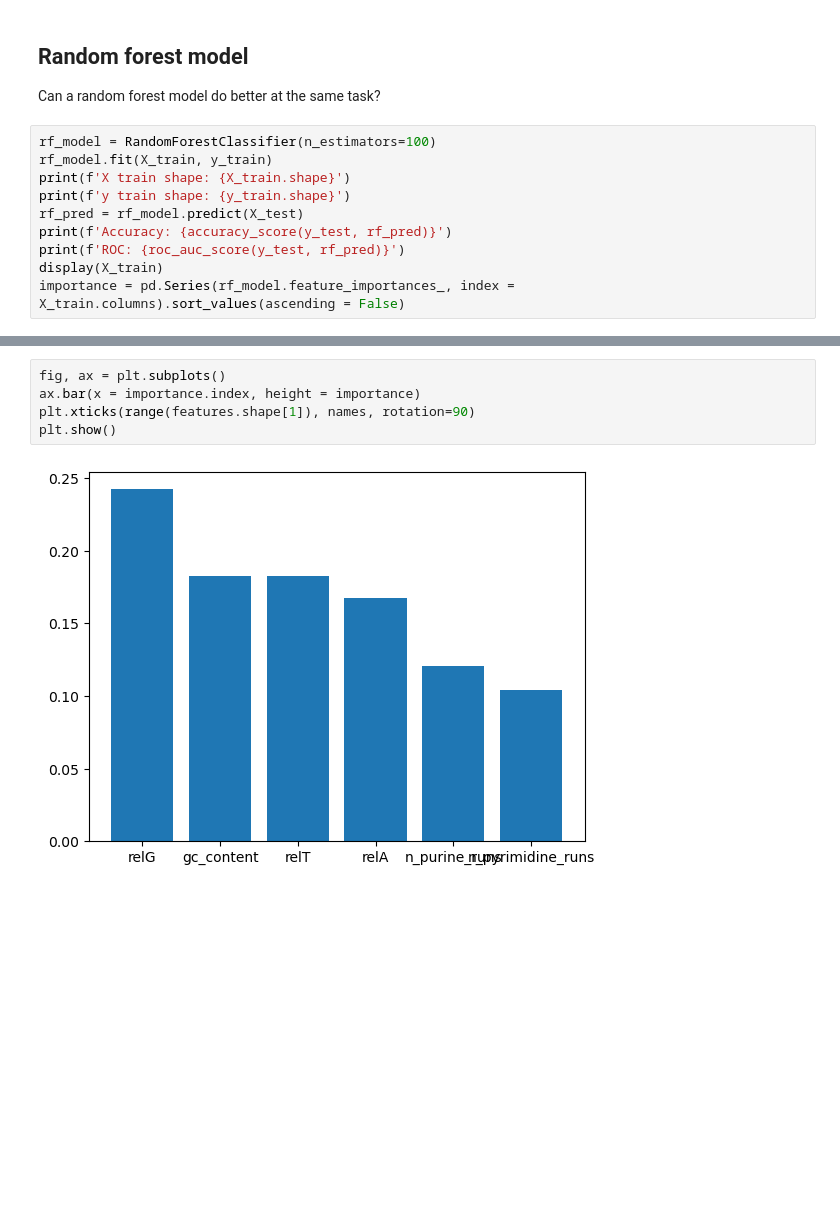
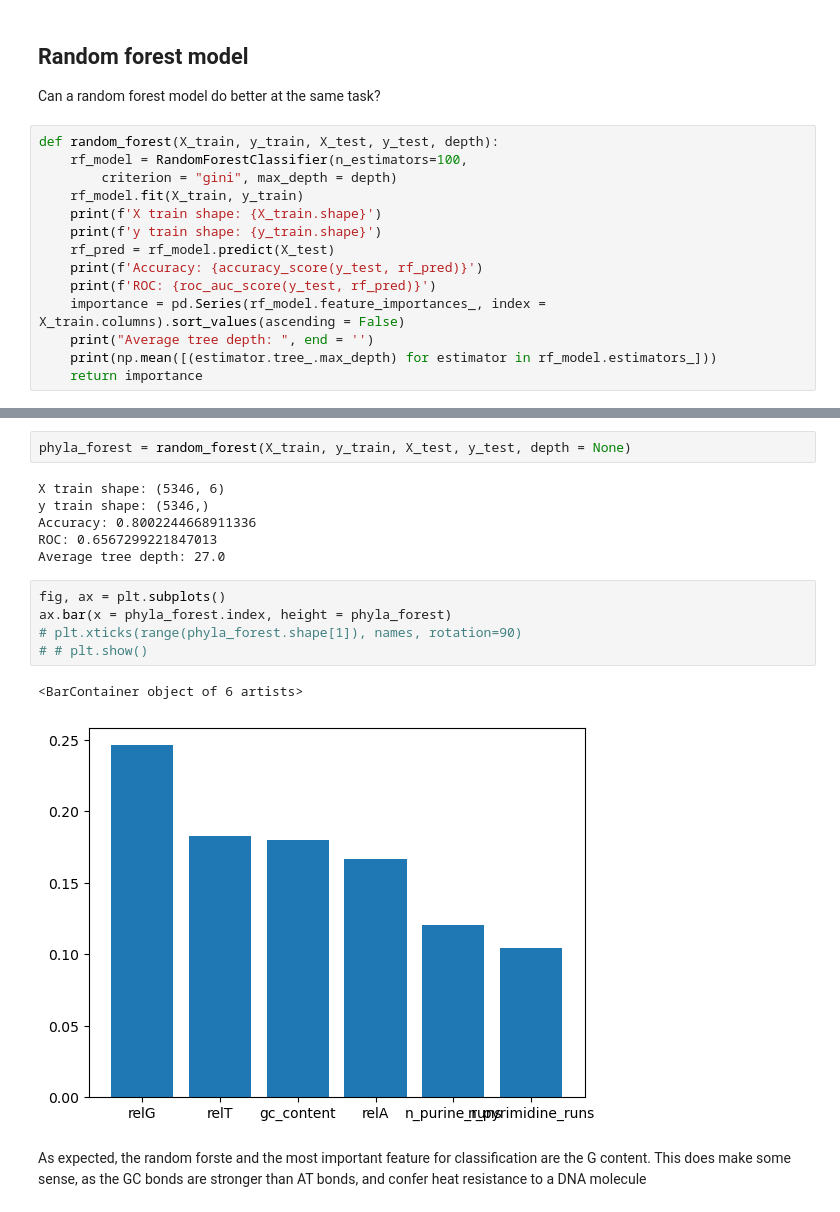
Before and after one commit to SJ-31/Cryosphere-ICCS261, a Jupyter notebook: classify.ipynb, the cells around one changed output, grey strips where cells are left out. Drawn from its saved outputs; the diff is of its cells as text; blank space fills up the shorter version.

```diff
--- a/classify.ipynb
+++ b/classify.ipynb
@@ -135,11 +141,15 @@ ROC 0.6525143150785493
 Can a random forest model do better at the same task?
 # %%
-rf_model = RandomForestClassifier(n_estimators=100)
-rf_model.fit(X_train, y_train)
-print(f'X train shape: {X_train.shape}')
-print(f'y train shape: {y_train.shape}')
-rf_pred = rf_model.predict(X_test)
-print(f'Accuracy: {accuracy_score(y_test, rf_pred)}')
-print(f'ROC: {roc_auc_score(y_test, rf_pred)}')
-display(X_train)
-importance = pd.Series(rf_model.feature_importances_, index = X_train.columns).sort_values(ascending = False)
+def random_forest(X_train, y_train, X_test, y_test, depth):
+    rf_model = RandomForestClassifier(n_estimators=100,
+        criterion = "gini", max_depth = depth)
+    rf_model.fit(X_train, y_train)
+    print(f'X train shape: {X_train.shape}')
+    print(f'y train shape: {y_train.shape}')
+    rf_pred = rf_model.predict(X_test)
+    print(f'Accuracy: {accuracy_score(y_test, rf_pred)}')
+    print(f'ROC: {roc_auc_score(y_test, rf_pred)}')
+    importance = pd.Series(rf_model.feature_importances_, index = X_train.columns).sort_values(ascending = False)
+    print("Average tree depth: ", end = '')
+    print(np.mean([(estimator.tree_.max_depth) for estimator in rf_model.estimators_]))
+    return importance
@@ -171,7 +156,18 @@ dtype: float64
+# %%
+phyla_forest = random_forest(X_train, y_train, X_test, y_test, depth = None)
+# %% [output]
+X train shape: (5346, 6)
+y train shape: (5346,)
+Accuracy: 0.8002244668911336
+ROC: 0.6567299221847013
+Average tree depth: 27.0
 # %%
 fig, ax = plt.subplots()
-ax.bar(x = importance.index, height = importance)
-plt.xticks(range(features.shape[1]), names, rotation=90)
-plt.show()
+ax.bar(x = phyla_forest.index, height = phyla_forest)
+# plt.xticks(range(phyla_forest.shape[1]), names, rotation=90)
+# # plt.show()
 # %% [output]
+<BarContainer object of 6 artists>
-[figure, old version]
+[figure, new version]
+# %% [markdown]
+As expected, the random forste and the most important feature for classification are the G content. This does make some sense, as the GC bonds are stronger than AT bonds, and confer heat resistance to a DNA molecule
```
Also changed, not shown: parts of 14 cells of this notebook, 11 other files.
